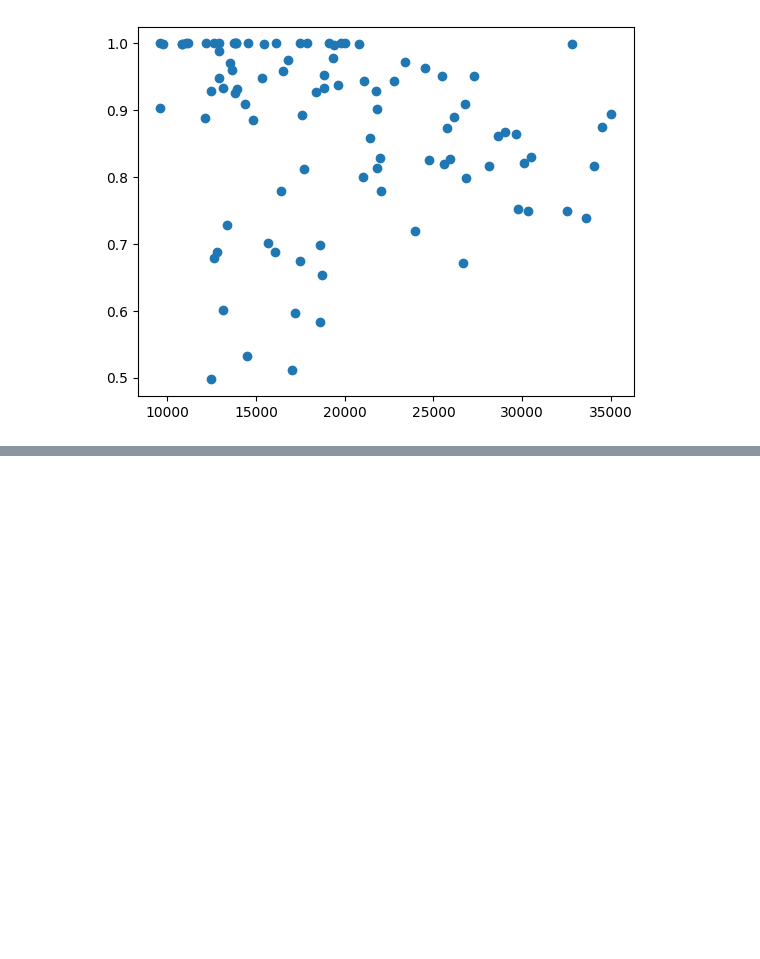
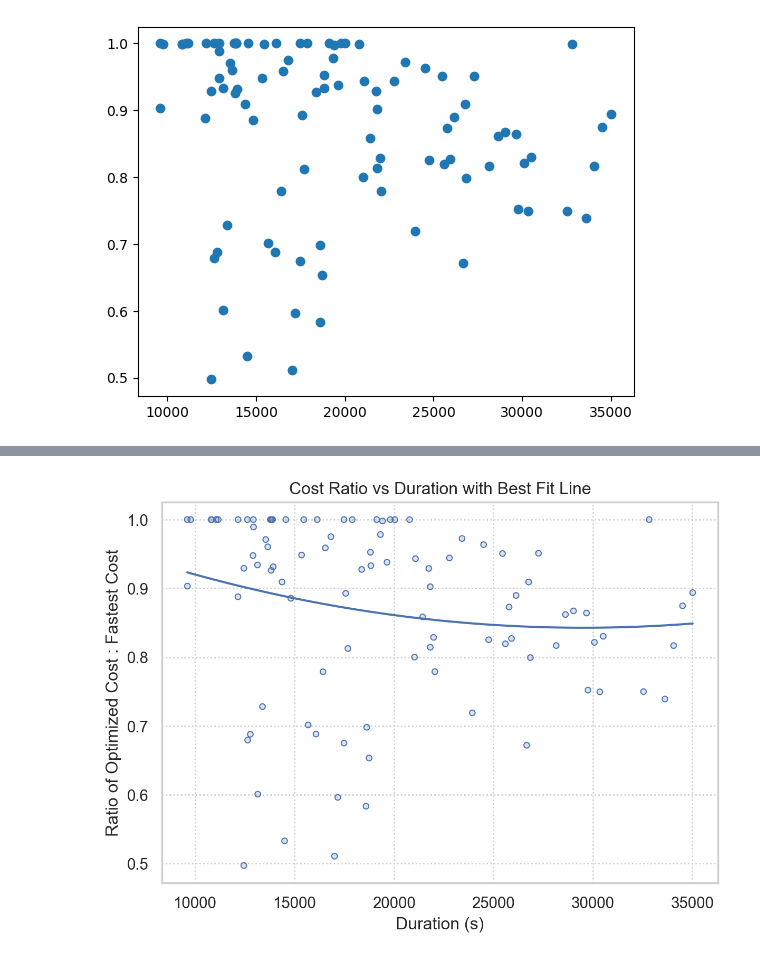
Before and after one commit to mattlehrer/ev-routing-experiment-analysis, a Jupyter notebook: analysis.ipynb, the cells around one changed output, grey strips where cells are left out. Saved outputs shown, nothing was run; the diff lists cells and outputs as text; code cells hidden in the pictures; blank space fills up the shorter version.

```diff
--- a/analysis.ipynb
+++ b/analysis.ipynb
@@ -224,0 +254,14 @@ sns.regplot(x=x, y=y)
+# %%
+
+(
+    so.Plot(successful, x=x, y=y).theme({**axes_style("whitegrid"), "grid.linestyle": ":"})
+    .add(so.Dots())
+    .add(so.Line(), so.PolyFit())
+    .label(
+        x="Duration (s)", y="Ratio of Optimized Cost : Fastest Cost",
+        color=str.capitalize,
+        title="Cost Ratio vs Duration with Best Fit Line",
+    )
+)
+# %% [output]
+[figure, added]
```
Also changed, not shown: parts of 15 cells of this notebook, 2 other files.
